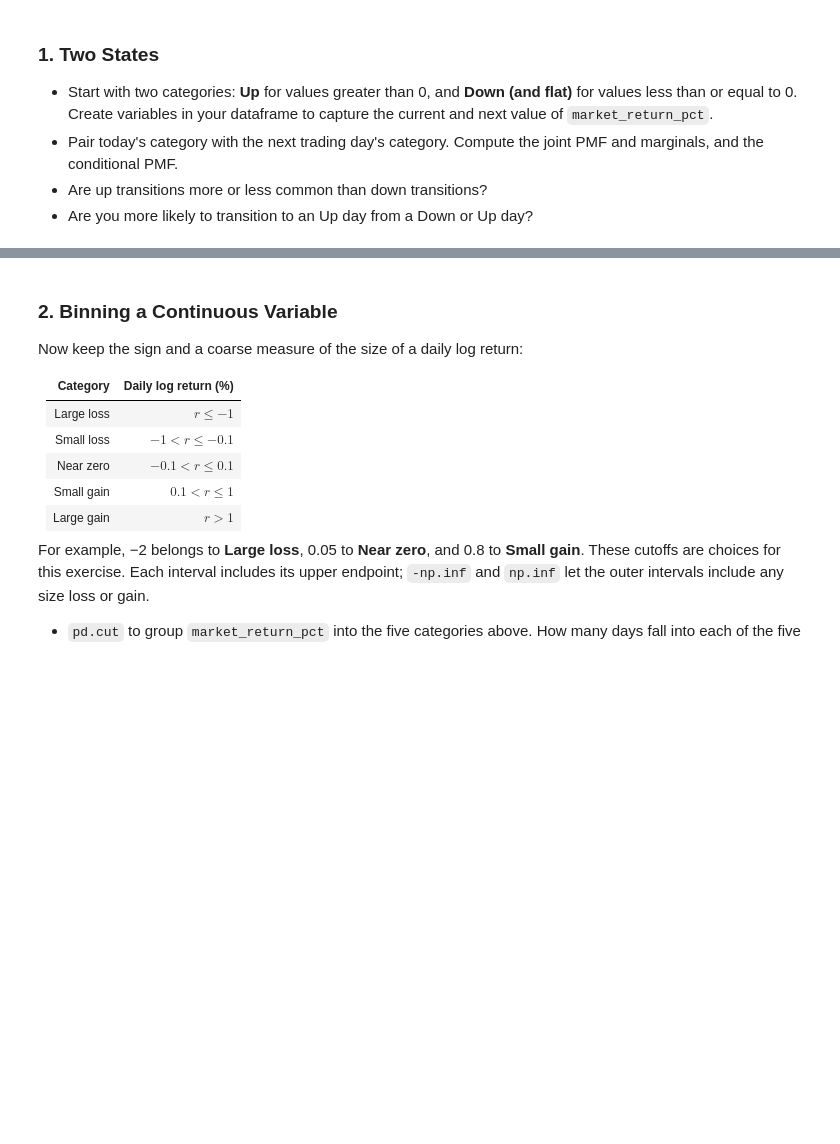
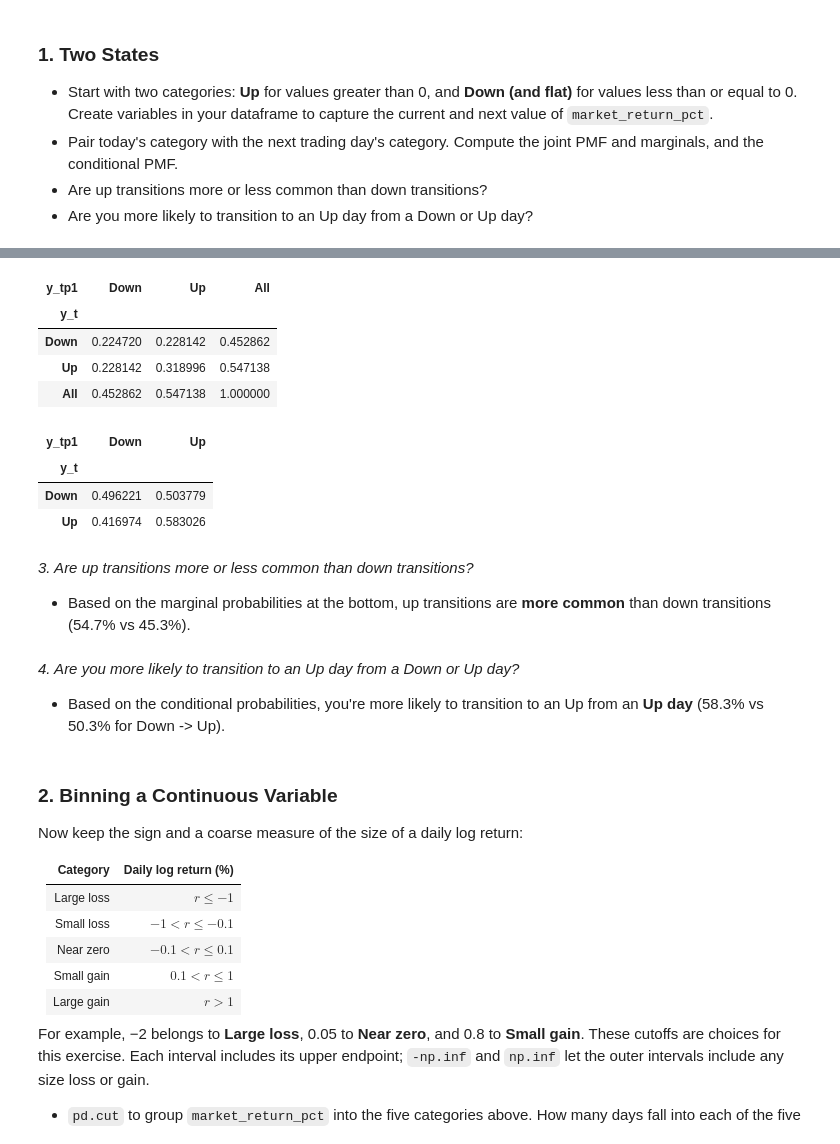
Before and after one commit to ae-phillips/uu_markov, a Jupyter notebook: lab_1/lab.ipynb, the cells around one changed output, grey strips where cells are left out. Cells and saved outputs as stored; diff of their text form; code cells hidden in the pictures; blank space fills up the shorter version.

```diff
--- a/lab_1/lab.ipynb
+++ b/lab_1/lab.ipynb
@@ -58,3 +83,36 @@ plt.show()
+# %%
+# 2. compute joint PMF and marginals
+
+pd.crosstab(
+    df["y_t"],
+    df["y_tp1"],
+    normalize = True,
+    margins = True
+)
+# %% [output]
+| y_tp1 | Down | Up | All |
+| y_t |  |  |  |
+| Down | 0.224720 | 0.228142 | 0.452862 |
+| Up | 0.228142 | 0.318996 | 0.547138 |
+| All | 0.452862 | 0.547138 | 1.000000 |
+# %%
+# calculate conditional PMFs
+pd.crosstab(
+    df["y_t"],
+    df["y_tp1"],
+    normalize="index"
+)
+# %% [output]
+| y_tp1 | Down | Up |
+| y_t |  |  |
+| Down | 0.496221 | 0.503779 |
+| Up | 0.416974 | 0.583026 |
+# %% [markdown]
+*3. Are up transitions more or less common than down transitions?*
+* Based on the marginal probabilities at the bottom, up transitions are **more common** than down transitions (54.7% vs 45.3%).
+# %% [markdown]
+*4. Are you more likely to transition to an Up day from a Down or Up day?*
+* Based on the conditional probabilities, you're more likely to transition to an Up from an **Up day** (58.3% vs 50.3% for Down -> Up).
 # %% [markdown]
 ### 2. Binning a Continuous Variable
 
```
Also changed, not shown: parts of 15 cells of this notebook.
